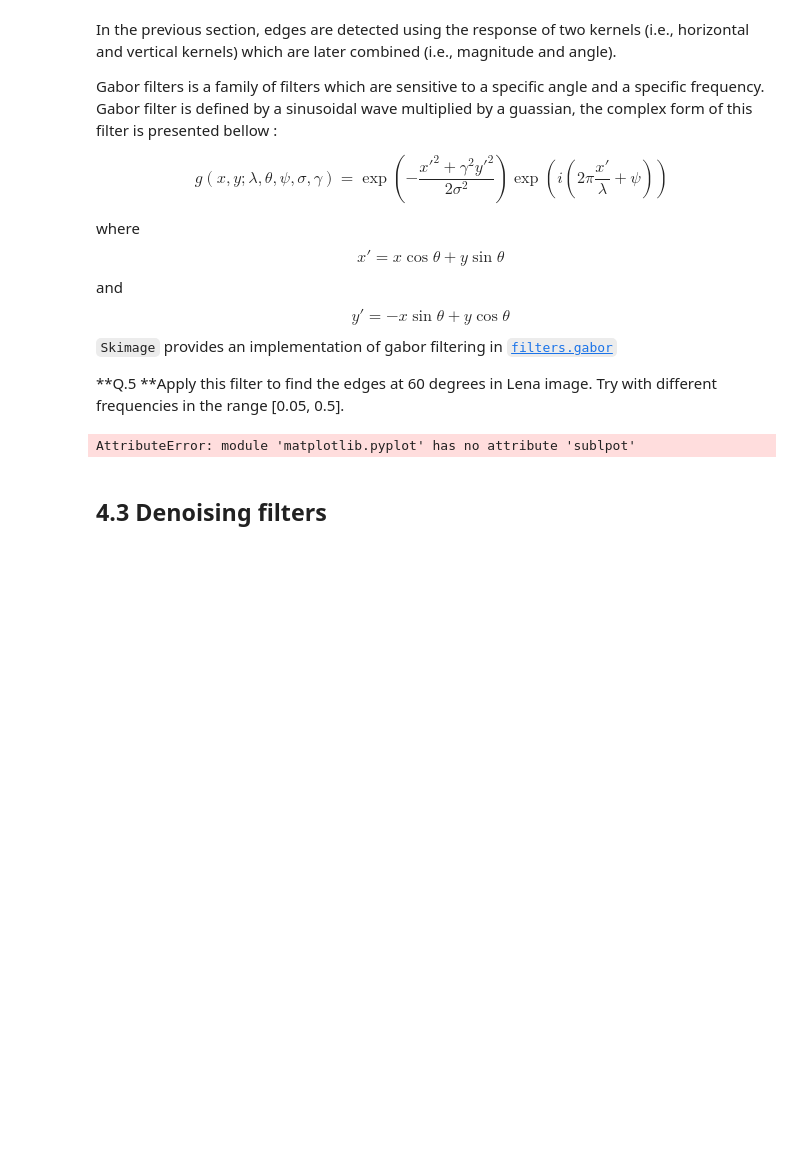
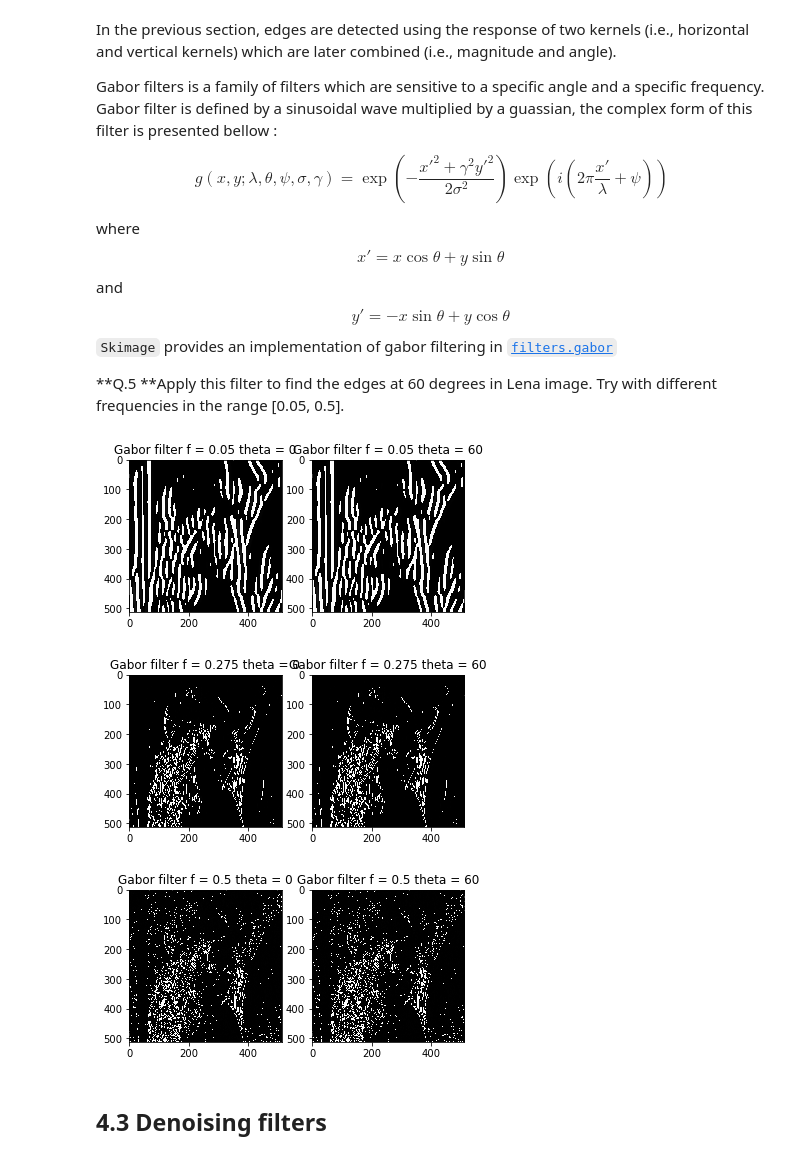
Before and after one commit to OlehKSS/B31XB-IIP-TP-1718, a Jupyter notebook: 4-filter-spatial-domain/4-spatial-filter.ipynb, the cells around one changed output. Cells and saved outputs as stored; diff of their text form; code cells hidden in the pictures; blank space fills up the shorter version.

```diff
--- a/4-filter-spatial-domain/4-spatial-filter.ipynb
+++ b/4-filter-spatial-domain/4-spatial-filter.ipynb
@@ -206,24 +206,25 @@ $$
 
 **Q.5 **Apply this filter to find the edges at 60 degrees in Lena image. Try with different frequencies in the range [0.05, 0.5].
 # %%
-freqs = np.linspace(0.05, 0.5, 5)
+freqs = np.linspace(0.05, 0.5, 3)
 
 for freq in freqs:
 
     img_lena_real0, img_lena_compl0 = filters.gabor(img_lena, frequency = freq, theta = 0)
     img_lena_real1, img_lena_compl1 = filters.gabor(img_lena, frequency = freq, theta = 60)
 
-    plt.subpot(1, 2, 1)
+    plt.subplot(121)
     plt.imshow(img_lena_real0, cmap = cm.Greys_r)
     plt.title('Gabor filter f = {0} theta = {1}'.format(freq, 0))
-    plt.show()
 
-    plt.subpot(1, 2, 2)
+    plt.subplot(122)
     plt.imshow(img_lena_real0, cmap = cm.Greys_r)
     plt.title('Gabor filter f = {0} theta = {1}'.format(freq, 60))
     plt.show()
 # %% [output]
-AttributeError: module 'matplotlib.pyplot' has no attribute 'sublpot'
+[figure, added]
+[figure, added]
+[figure, added]
 # %% [markdown]
 ## 4.3 Denoising filters
 # %% [markdown]
```
Also changed, not shown: parts of 6 cells of this notebook.
